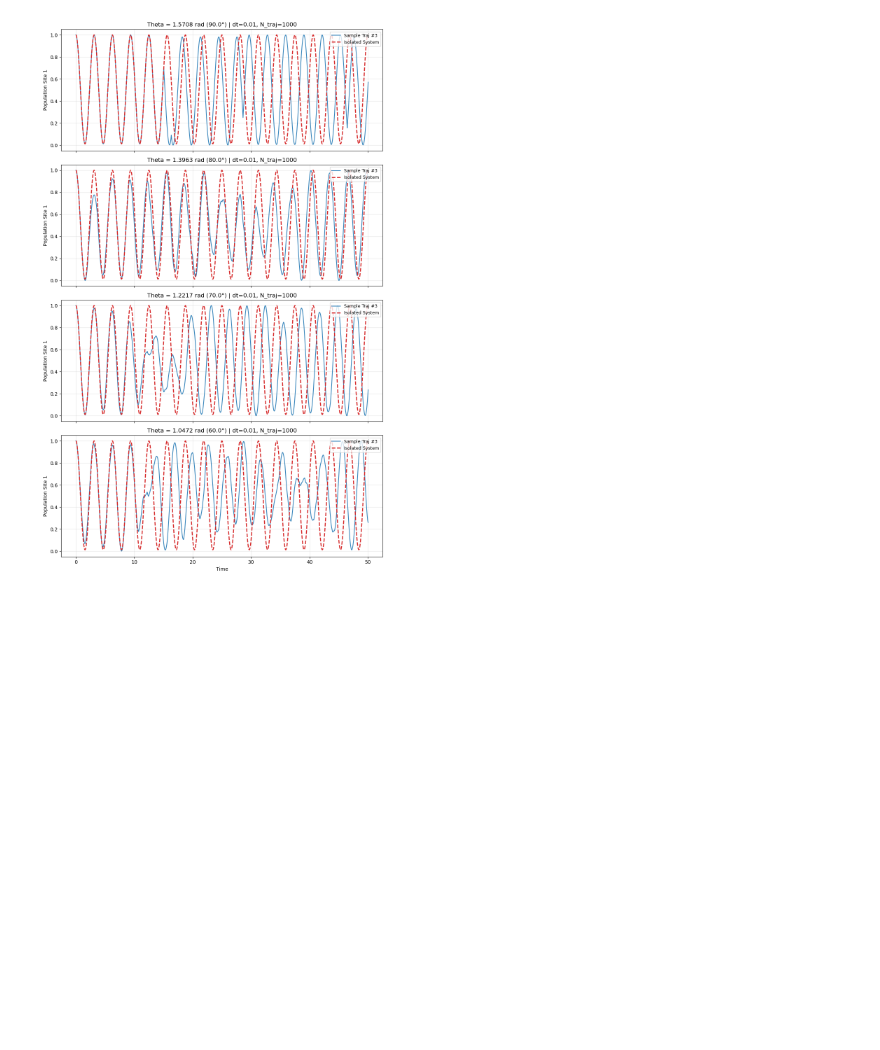
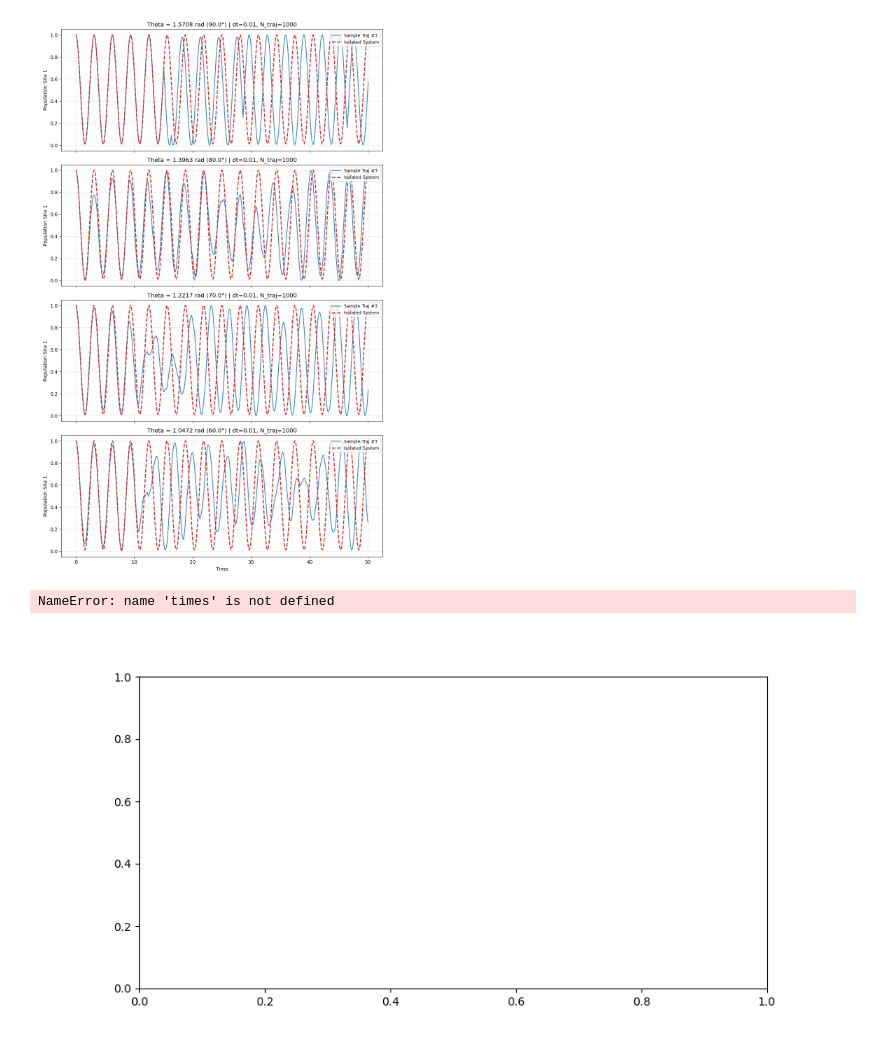
Before and after one commit to francescociavarella/Collisional-Methods, a Jupyter notebook: Codes/Intermediate/Plot.ipynb, the cells around one changed output. Cells and saved outputs as stored; diff of their text form; code cells hidden in the pictures; blank space fills up the shorter version.

```diff
--- a/Codes/Intermediate/Plot.ipynb
+++ b/Codes/Intermediate/Plot.ipynb
@@ -169,3 +175,25 @@ plt.show()
 # %% [output]
 Plotting comparison for dt=0.01, N_traj=1000, Site=1, Sample=3
 [figure]
+# %%
+# ===================================================
+# Comparison Single Trajectory vs Average vs Lindblad
+# ===================================================
+fig04, ax = plt.subplots(figsize=(10, 5))
+
+ax.plot(results[theta_value][dt][N_traj]['parameters']['times'], results[theta_value][dt][N_traj]['trajectory_wf']['pop_traj_samples']site_idx, :, :], color='blue', alpha=0.1, linewidth=1)
+
+ax.plot(results[theta_value][dt][N_traj]['parameters']['times'], np.real(results[theta_value][dt][N_traj]['lindblad']['rho_list'][:,site_idx,site_idx]), label=r'Lindblad', linewidth=2, linestyle='--')
+ax.plot(results[theta_value][dt][N_traj]['parameters']['times'], results[theta_value][dt][N_traj]['trajectory_wf']['average_pop'][site_idx, :], label=r'Avg_traj', linewidth=2, alpha=0.5)
+
+ax.set_title(f'Comparison Many Trajectories vs Average | dt={dt} & N_traj={N_traj} & θ={np.degrees(theta_value):.1f}°')
+ax.set_xlabel('Time')
+ax.set_ylabel('Population site 1')
+ax.legend(fontsize=10)
+ax.grid(True)
+plt.tight_layout()
+
+plt.show()
+# %% [output]
+NameError: name 'times' is not defined
+[figure, added]
```
Also changed, not shown: parts of 3 cells of this notebook, 9 other files.
